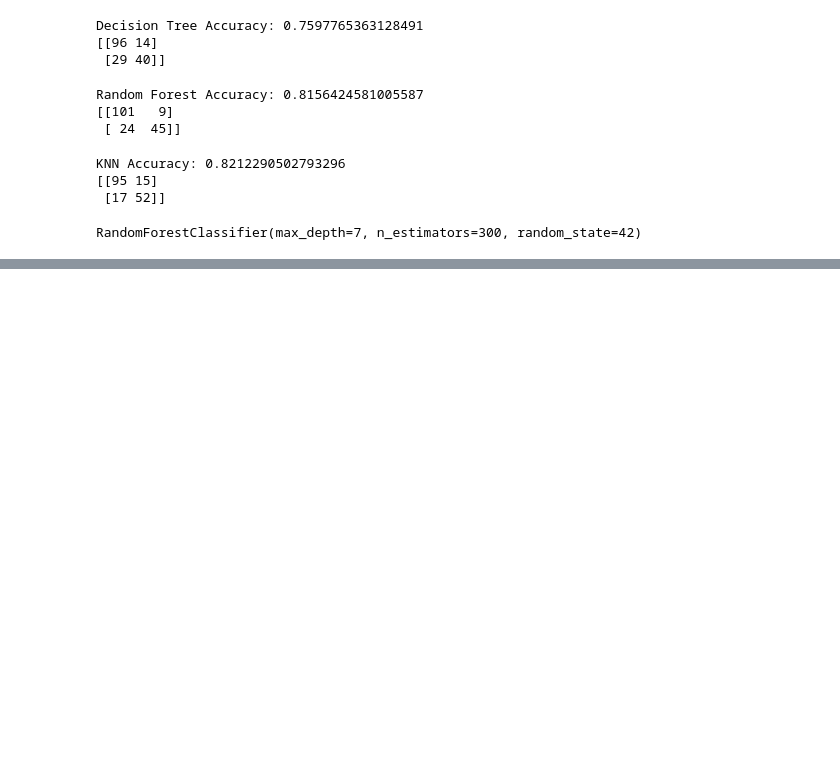
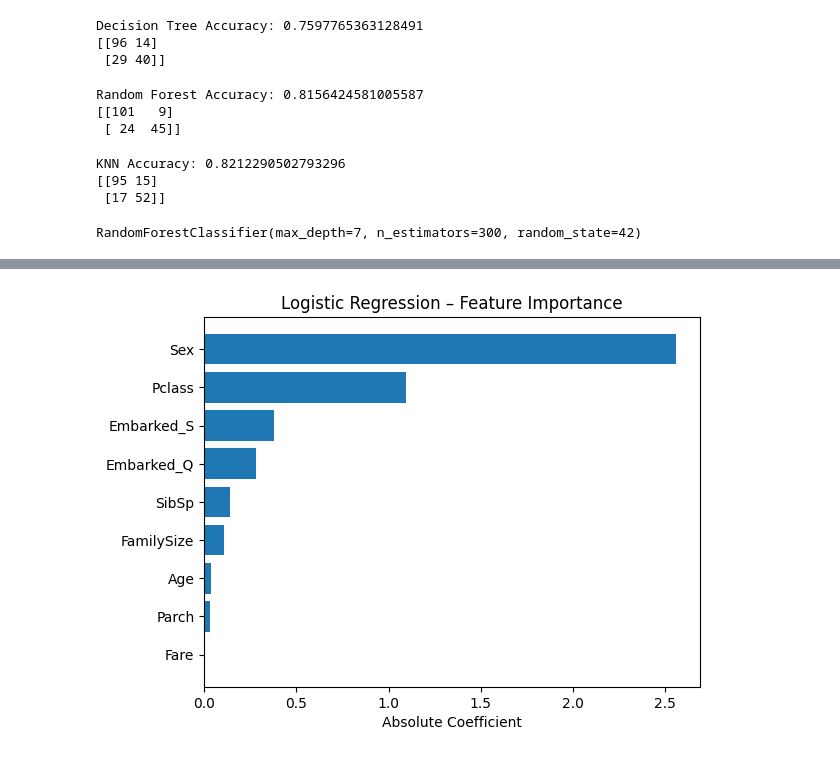
Before and after one commit to Annafi06/ML-Basics, a Jupyter notebook: Machine_Learning.ipynb, the cells around one changed output, grey strips where cells are left out. Saved outputs shown, nothing was run; the diff lists cells and outputs as text; code cells hidden in the pictures; blank space fills up the shorter version.

```diff
--- a/Machine_Learning.ipynb
+++ b/Machine_Learning.ipynb
@@ -325,0 +472,16 @@ test_predictions = rf_final.predict(test)
+# %%
+import pandas as pd
+import matplotlib.pyplot as plt
+
+lr_importance = pd.DataFrame({
+    'Feature': X.columns,
+    'Importance': abs(lr.coef_[0])
+}).sort_values(by='Importance', ascending=True)
+
+plt.figure()
+plt.barh(lr_importance['Feature'], lr_importance['Importance'])
+plt.title("Logistic Regression – Feature Importance")
+plt.xlabel("Absolute Coefficient")
+plt.show()
+# %% [output]
+[figure, added]
```
Also changed, not shown: parts of 26 cells of this notebook.
